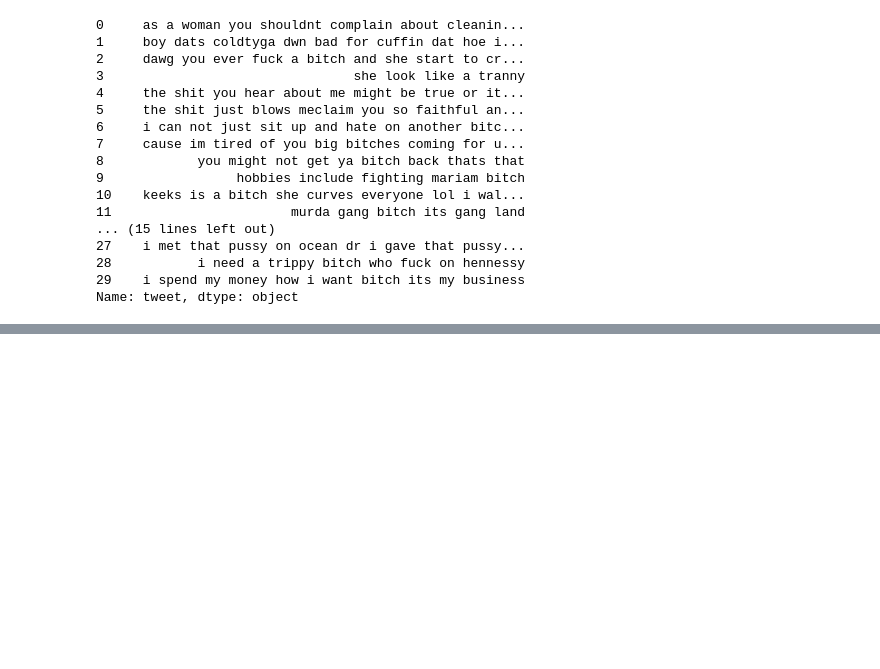
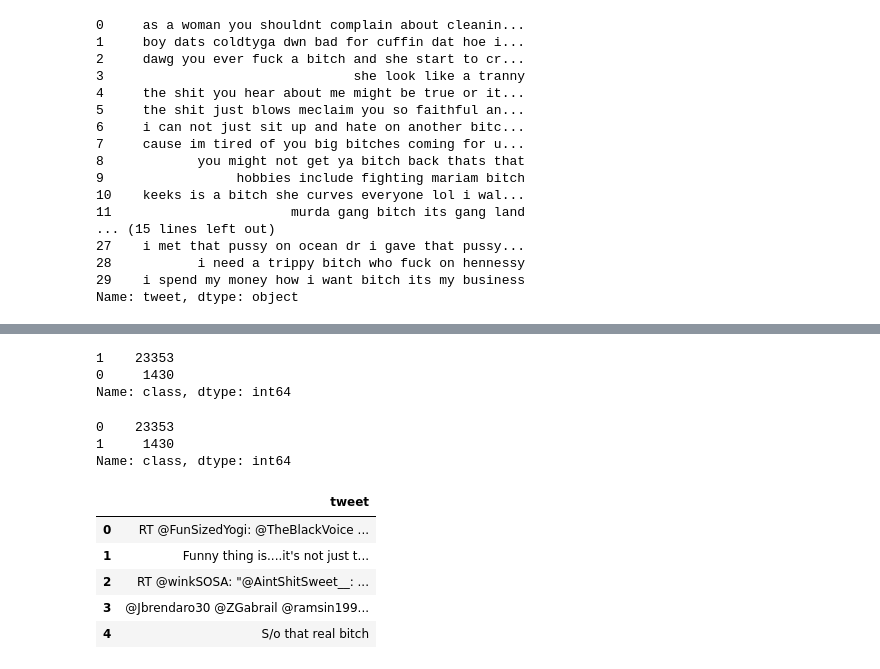
Before and after one commit to datascisteven/Twitter-Sentiment-Analysis, a Jupyter notebook: training.ipynb, the cells around one changed output, grey strips where cells are left out. Drawn from its saved outputs; the diff is of its cells as text; code cells hidden in the pictures; blank space fills up the shorter version.

```diff
--- a/training.ipynb
+++ b/training.ipynb
@@ -761,0 +598,34 @@ df3.tweet
+# %%
+df3['class'] = df3['class'].replace([2], 1)
+df3['class'].value_counts()
+# %% [output]
+1    23353
+0     1430
+Name: class, dtype: int64
+# %%
+df3['class'] = df3['class'].replace([0, 1], [1, 0])
+df3['class'].value_counts()
+# %% [output]
+0    23353
+1     1430
+Name: class, dtype: int64
+# %%
+df3 = df3.rename(columns={"class": "target"})
+# %%
+X = df3.tweet
+y = df3.target
+# %%
+from sklearn.model_selection import train_test_split
+X_tr, X_val, y_val, y_val = train_test_split(X, y, random_state=42, test_size=0.2)
+# %%
+train = pd.DataFrame(X_tr, columns=['tweet'])
+train.reset_index(inplace=True)
+train = train.drop(columns=['index'], axis=1)
+train.head()
+# %% [output]
+|  | tweet |
+| 0 | RT @FunSizedYogi: @TheBlackVoice ... |
+| 1 | Funny thing is....it's not just t... |
+| 2 | RT @winkSOSA: "@AintShitSweet__: ... |
+| 3 | @Jbrendaro30 @ZGabrail @ramsin199... |
+| 4 | S/o that real bitch |
```
Also changed, not shown: parts of 45 cells of this notebook, 2 other files.
